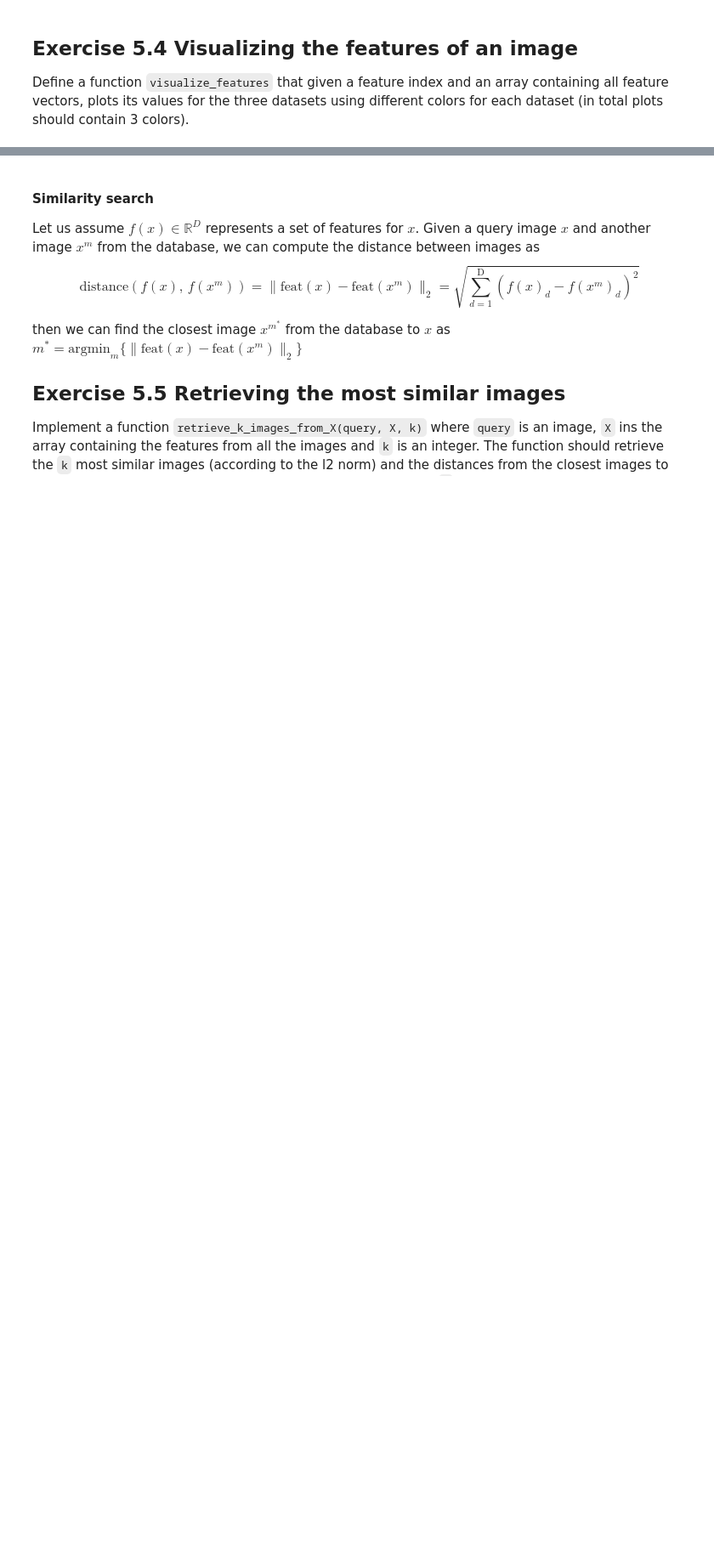
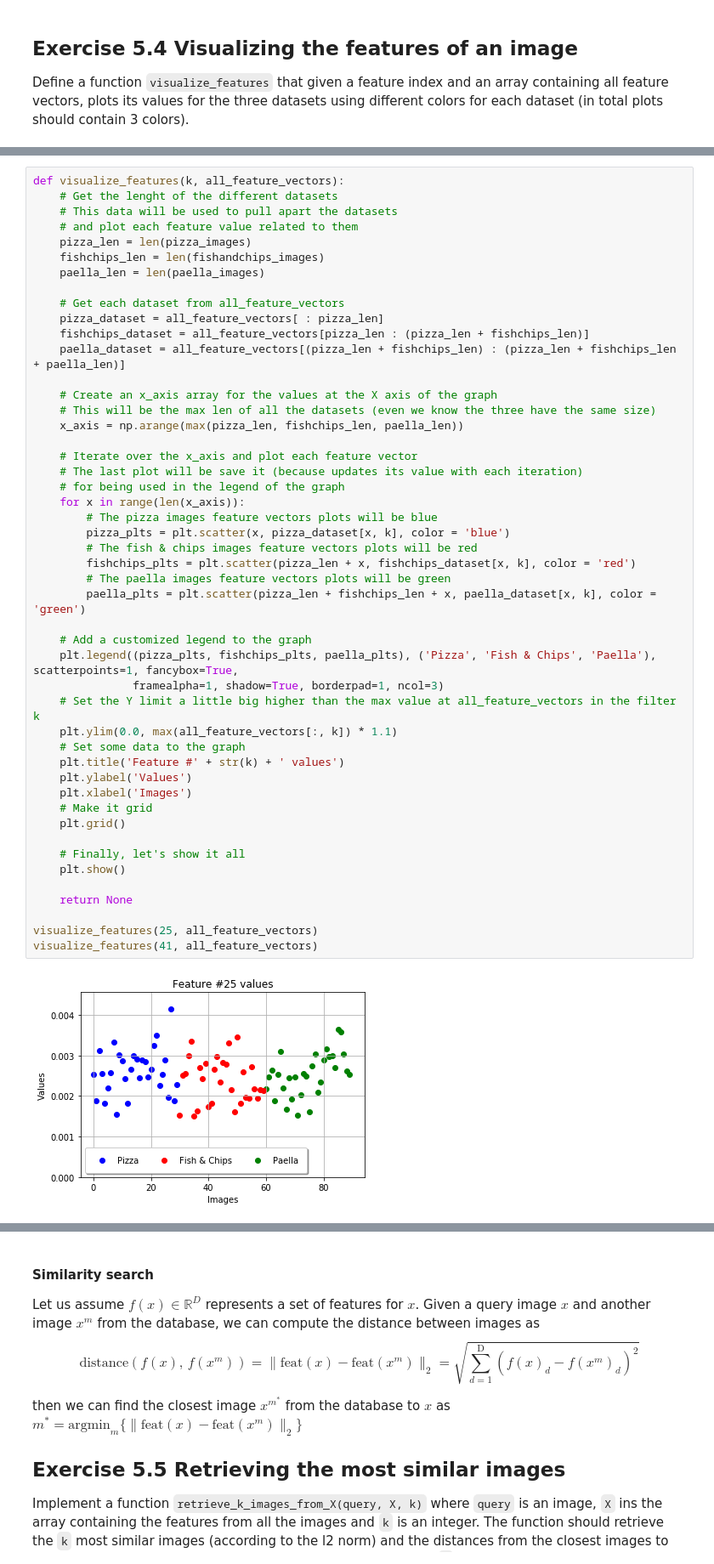
Before and after one commit to laurentiuNedelcu/va-laboratori, a Jupyter notebook: p5/P5_LaurentiuNedelcu_IanCarlos.ipynb, the cells around one changed output, grey strips where cells are left out. Shown at 85% size. Saved outputs shown, nothing was run; the diff lists cells and outputs as text; blank space fills up the shorter version.

```diff
--- a/p5/P5_LaurentiuNedelcu_IanCarlos.ipynb
+++ b/p5/P5_LaurentiuNedelcu_IanCarlos.ipynb
@@ -332,0 +275,50 @@ visualize_features(41, all_feature_vectors)
+# %%
+def visualize_features(k, all_feature_vectors):
+    # Get the lenght of the different datasets
+    # This data will be used to pull apart the datasets
+    # and plot each feature value related to them
+    pizza_len = len(pizza_images)
+    fishchips_len = len(fishandchips_images)
+    paella_len = len(paella_images)
+
+    # Get each dataset from all_feature_vectors
+    pizza_dataset = all_feature_vectors[ : pizza_len]
+    fishchips_dataset = all_feature_vectors[pizza_len : (pizza_len + fishchips_len)]
+    paella_dataset = all_feature_vectors[(pizza_len + fishchips_len) : (pizza_len + fishchips_len + paella_len)]
+
+    # Create an x_axis array for the values at the X axis of the graph
+    # This will be the max len of all the datasets (even we know the three have the same size)
+    x_axis = np.arange(max(pizza_len, fishchips_len, paella_len))
+
+    # Iterate over the x_axis and plot each feature vector
+    # The last plot will be save it (because updates its value with each iteration)
+    # for being used in the legend of the graph
+    for x in range(len(x_axis)):
+        # The pizza images feature vectors plots will be blue
+        pizza_plts = plt.scatter(x, pizza_dataset[x, k], color = 'blue')
+        # The fish & chips images feature vectors plots will be red
+        fishchips_plts = plt.scatter(pizza_len + x, fishchips_dataset[x, k], color = 'red')
+        # The paella images feature vectors plots will be green
+        paella_plts = plt.scatter(pizza_len + fishchips_len + x, paella_dataset[x, k], color = 'green')
+
+    # Add a customized legend to the graph
+    plt.legend((pizza_plts, fishchips_plts, paella_plts), ('Pizza', 'Fish & Chips', 'Paella'), scatterpoints=1, fancybox=True,
+               framealpha=1, shadow=True, borderpad=1, ncol=3)
+    # Set the Y limit a little big higher than the max value at all_feature_vectors in the filter k
+    plt.ylim(0.0, max(all_feature_vectors[:, k]) * 1.1)
+    # Set some data to the graph
+    plt.title('Feature #' + str(k) + ' values')
+    plt.ylabel('Values')
+    plt.xlabel('Images')
+    # Make it grid
+    plt.grid()
+
+    # Finally, let's show it all
+    plt.show()
+
+    return None
+
+visualize_features(25, all_feature_vectors)
+visualize_features(41, all_feature_vectors)
+# %% [output]
+[figure, added]
```
Also changed, not shown: parts of 17 cells of this notebook.
